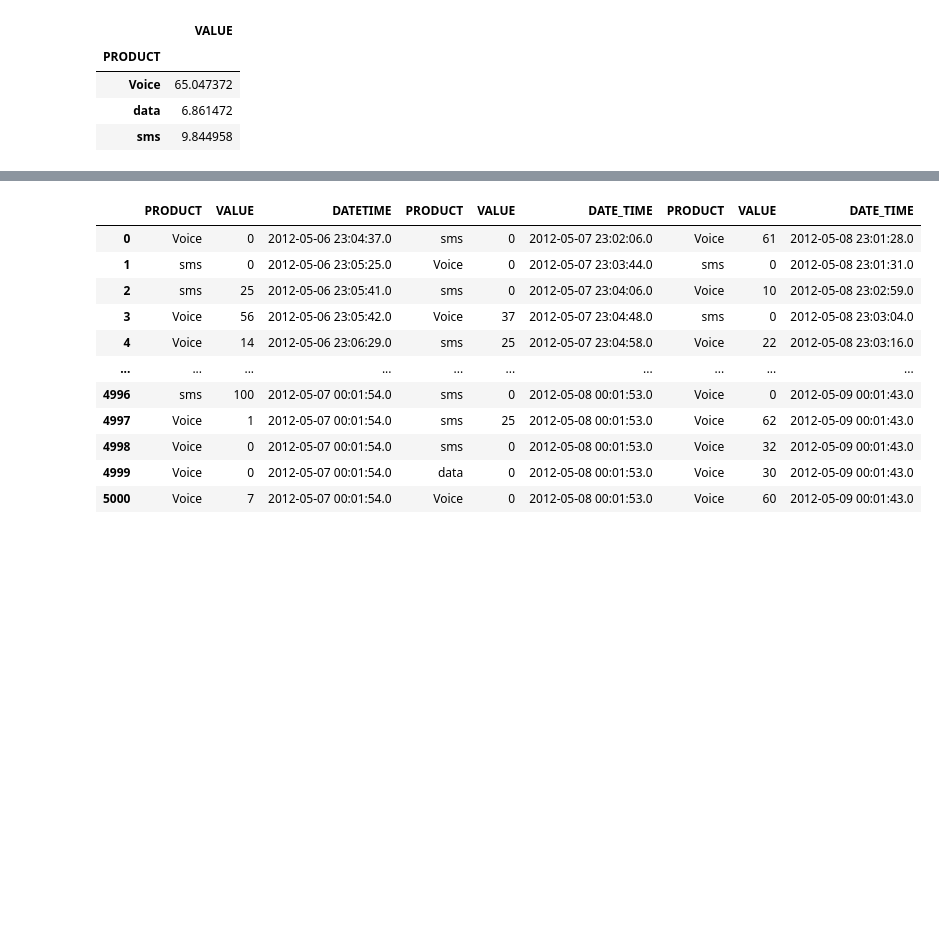
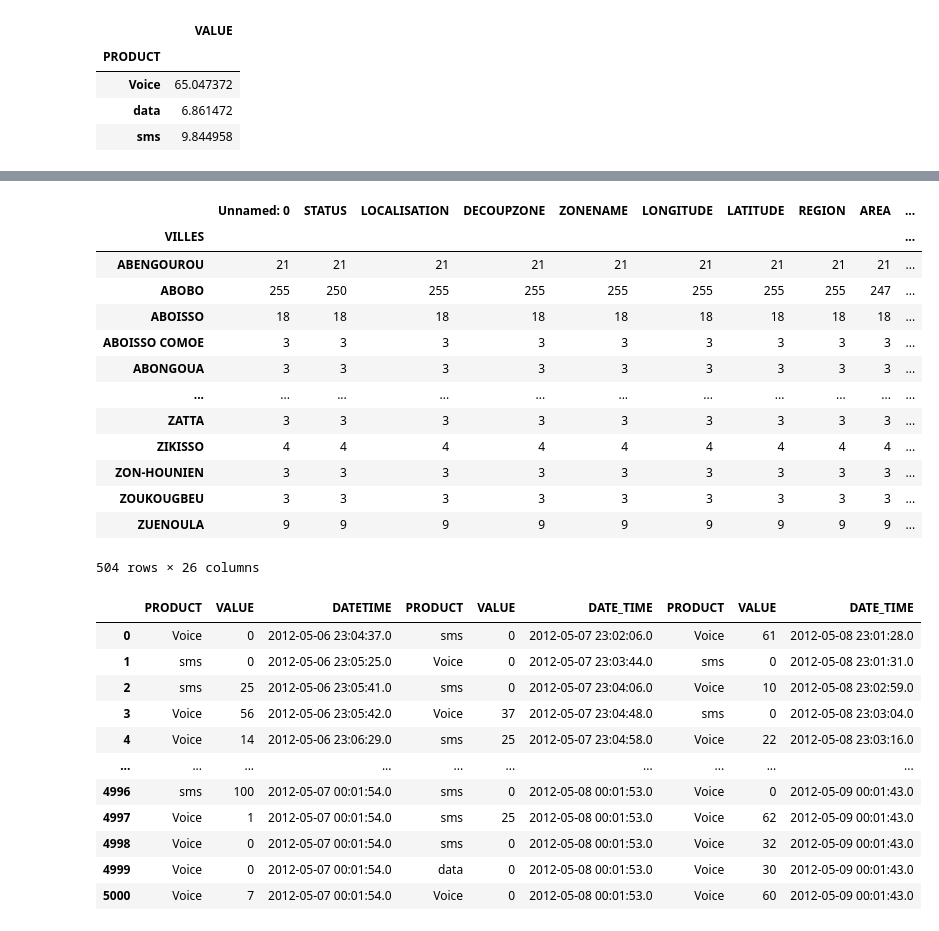
Before and after one commit to Veebug/3-Par-Kenya, a Jupyter notebook: Moringa_Data_Science_Prep_W3_Independent_Project_2021_11_Victoria_Ondieki_DataReport.ipynb, the cells around one changed output, grey strips where cells are left out. Cells and saved outputs as stored; diff of their text form; code cells hidden in the pictures; blank space fills up the shorter version.

```diff
--- a/Moringa_Data_Science_Prep_W3_Independent_Project_2021_11_Victoria_Ondieki_DataReport.ipynb
+++ b/Moringa_Data_Science_Prep_W3_Independent_Project_2021_11_Victoria_Ondieki_DataReport.ipynb
@@ -192,3 +209,20 @@ ds
+# %%
+ds.groupby('VILLES').count()
+# %% [output]
+|  | Unnamed: 0 | STATUS | LOCALISATION | DECOUPZONE | ZONENAME | LONGITUDE | LATITUDE | REGION | AREA | ... |
+| VILLES |  |  |  |  |  |  |  |  |  | ... |
+| ABENGOUROU | 21 | 21 | 21 | 21 | 21 | 21 | 21 | 21 | 21 | ... |
+| ABOBO | 255 | 250 | 255 | 255 | 255 | 255 | 255 | 255 | 247 | ... |
+| ABOISSO | 18 | 18 | 18 | 18 | 18 | 18 | 18 | 18 | 18 | ... |
+| ABOISSO COMOE | 3 | 3 | 3 | 3 | 3 | 3 | 3 | 3 | 3 | ... |
+| ABONGOUA | 3 | 3 | 3 | 3 | 3 | 3 | 3 | 3 | 3 | ... |
+| ... | ... | ... | ... | ... | ... | ... | ... | ... | ... | ... |
+| ZATTA | 3 | 3 | 3 | 3 | 3 | 3 | 3 | 3 | 3 | ... |
+| ZIKISSO | 4 | 4 | 4 | 4 | 4 | 4 | 4 | 4 | 4 | ... |
+| ZON-HOUNIEN | 3 | 3 | 3 | 3 | 3 | 3 | 3 | 3 | 3 | ... |
+| ZOUKOUGBEU | 3 | 3 | 3 | 3 | 3 | 3 | 3 | 3 | 3 | ... |
+| ZUENOULA | 9 | 9 | 9 | 9 | 9 | 9 | 9 | 9 | 9 | ... |
+504 rows × 26 columns
 # %%
 ds1=pd.concat([ds1_df,ds2_df,ds3_df],axis=1)
 ds1
```
Also changed, not shown: parts of 3 cells of this notebook.
